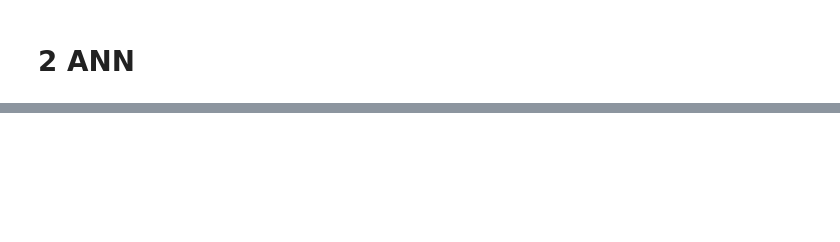
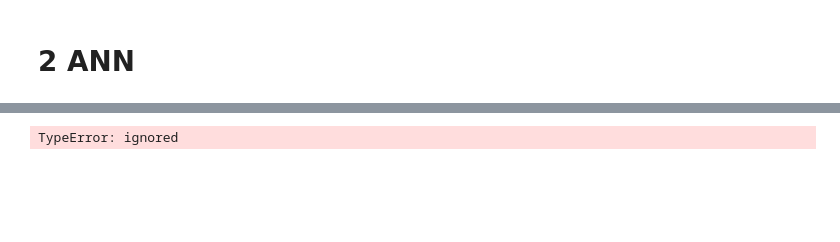
Before and after one commit to MarcinKozak005/Polish-Traffic-Signs-Recognition, a Jupyter notebook: PolishTrafficSignsRecognition.ipynb, the cells around one changed output, grey strips where cells are left out. Drawn from its saved outputs; the diff is of its cells as text; code cells hidden in the pictures; blank space fills up the shorter version.

```diff
--- a/PolishTrafficSignsRecognition.ipynb
+++ b/PolishTrafficSignsRecognition.ipynb
@@ -50,2 +113,4 @@ As we see, the numbers of images of each traffic sign highly differ between them
+# %%
+reshaped_train_images = np.array(reshaped_train_images)
 # %% [markdown]
 ## 1.2 Data presentation
@@ -81,15 +116,0 @@ Data presentation
-# %%
-import matplotlib.pyplot as plt
-%matplotlib inline
-
-plt.rcParams['figure.figsize'] = (5, 5)
-col = 15
-row = 4
-fig = plt.figure(figsize=(col, row))
-for i in range(1,col*row + 1):
-  fig.add_subplot(row, col, i)
-  plt.axis('off')
-  plt.imshow(train_images[i][0])
-  plt.title(f'{train_images[i][1]}')
-fig.tight_layout()
-plt.show()
@@ -99,0 +216,52 @@ plt.show()
+# %%
+def read_images(dir, augment = False, generator = None, number = 0):
+  result = []
+  for signs_dir in os.listdir(dir):
+    i = 0
+    signs = []
+    # Read images
+    for sign_image_name in os.listdir(os.path.join(dir, signs_dir)):
+      sign_image = mpimg.imread(os.path.join(dir, signs_dir, sign_image_name))
+      signs.append((sign_image,signs_dir))
+      i += 1
+      if i == number:
+        break
+    result += signs
+
+    # Augment if needed
+    if augment:
+      augmented = []
+      signs_length = len(signs)
+      j = 0
+      while i < number:
+        data = img_to_array(signs[j % signs_length][0])
+        samples = expand_dims(data, 0)
+        it = generator.flow(samples, batch_size=1)
+        batch = it.next()
+        augmented.append((batch[0].astype('uint8'), signs_dir))
+        i += 1
+        j += 1
+      result += augmented
+  return result
+
+# train_images = read_images(DATA_PATH + 'train', number = 5)
+# test_images = read_images(DATA_PATH + 'test', number = 5)
+# random.shuffle(train_images)
+# random.shuffle(test_images)
+# print(f'Number of read train images: {len(train_images)}')
+# print(f'Number of read test images: {len(test_images)}')
+
+plt.rcParams['figure.figsize'] = (5, 5)
+col = 15
+row = 4
+fig = plt.figure(figsize=(col, row))
+for i in range(1,col*row + 1):
+  fig.add_subplot(row, col, i)
+  plt.axis('off')
+  plt.imshow(reshaped_train_images[i])
+  plt.title(f'{new_train_names[i][1]}')
+fig.tight_layout()
+plt.show()
+# %% [output]
+TypeError: ignored
+[figure, added]
```
Also changed, not shown: parts of 26 cells of this notebook, 2 other files.
